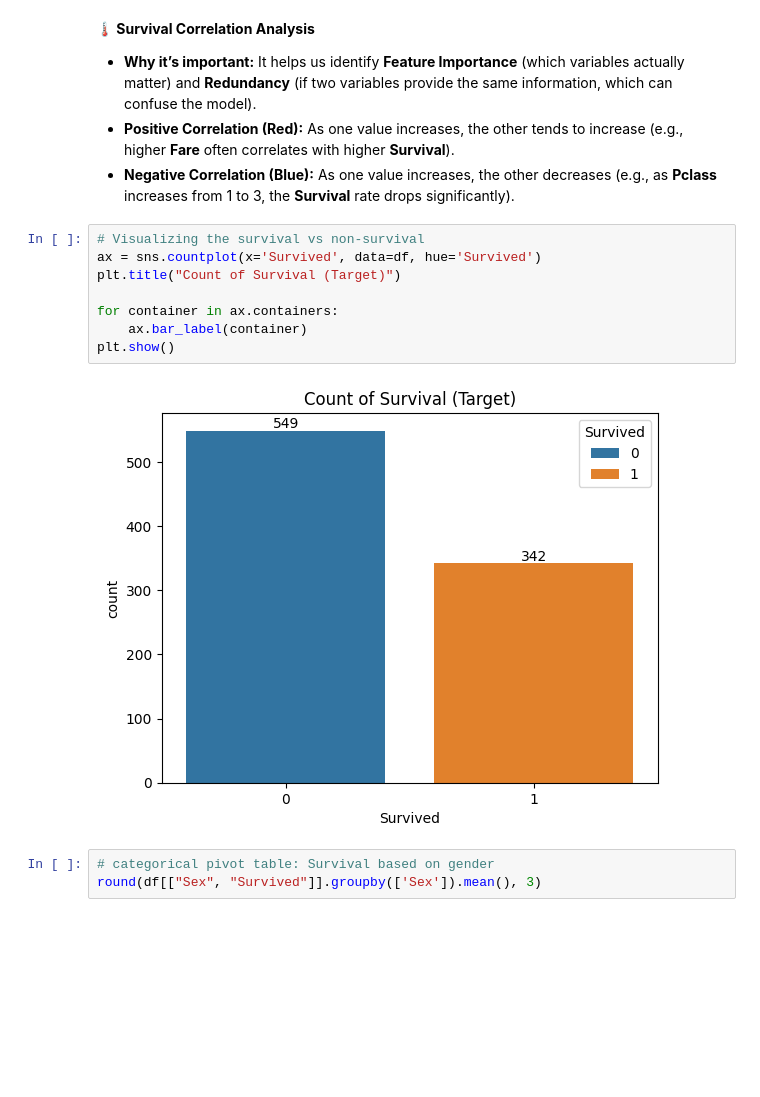
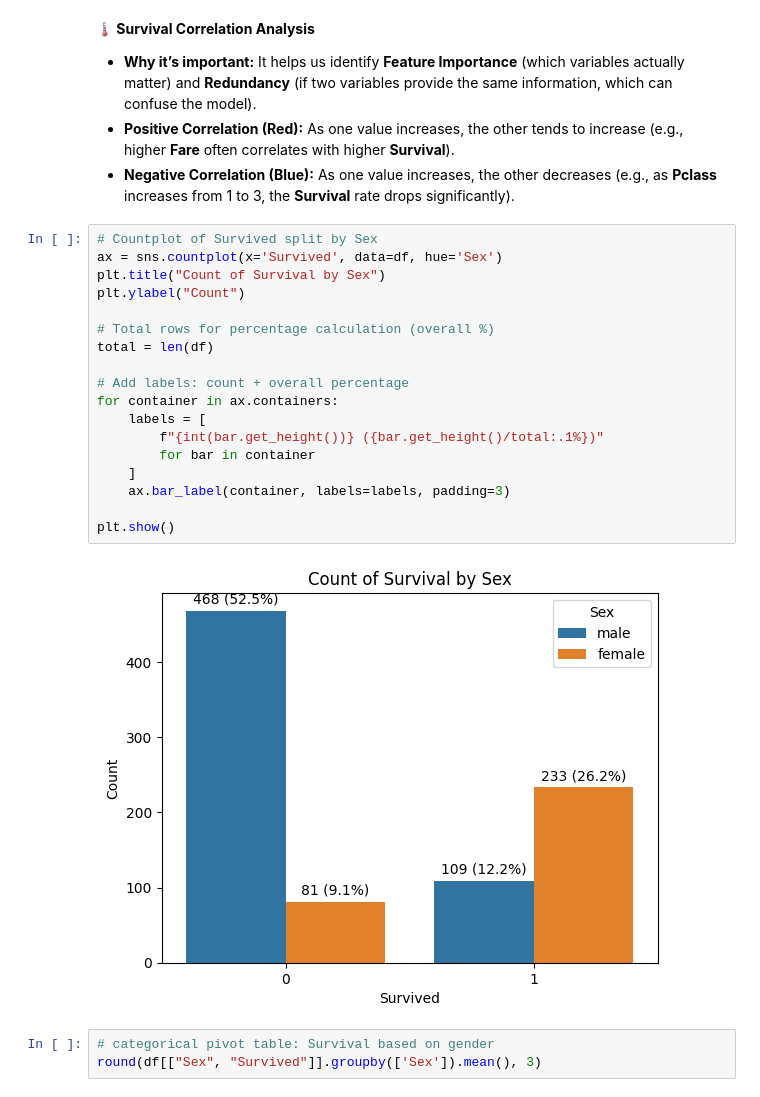
Before and after one commit to ishwor2048/titanic_hands_on_eda_ml_kaggle, a Jupyter notebook: Hands-on Beginner Friendly Titanic Dataset Notebook with In-Depth EDA and Classification ML.ipynb, the cells around one changed output. Drawn from its saved outputs; the diff is of its cells as text; blank space fills up the shorter version.

Commit message:
Kaggle Notebook | Beginner Friendly-Titanic EDA and Machine learning | Updated some visuals and comments and markdowns

```diff
--- a/Hands-on Beginner Friendly Titanic Dataset Notebook with In-Depth EDA and Classification ML.ipynb
+++ b/Hands-on Beginner Friendly Titanic Dataset Notebook with In-Depth EDA and Classification ML.ipynb
@@ -460,15 +477,25 @@ plt.show()
 <li><b>Negative Correlation (Blue):</b> As one value increases, the other decreases (e.g., as <b>Pclass</b> increases from 1 to 3, the <b>Survival</b> rate drops significantly).</li>
 </ul>
 # %%
-# Visualizing the survival vs non-survival
-ax = sns.countplot(x='Survived', data=df, hue='Survived')
-plt.title("Count of Survival (Target)")
+# Countplot of Survived split by Sex
+ax = sns.countplot(x='Survived', data=df, hue='Sex')
+plt.title("Count of Survival by Sex")
+plt.ylabel("Count")
 
+# Total rows for percentage calculation (overall %)
+total = len(df)
+
+# Add labels: count + overall percentage
 for container in ax.containers:
-    ax.bar_label(container)
+    labels = [
+        f"{int(bar.get_height())} ({bar.get_height()/total:.1%})"
+        for bar in container
+    ]
+    ax.bar_label(container, labels=labels, padding=3)
+
 plt.show()
 # %% [output]
-[figure, old version]
+[figure, new version]
 # %%
 # categorical pivot table: Survival based on gender
 round(df[["Sex", "Survived"]].groupby(['Sex']).mean(), 3)
```
Also changed, not shown: parts of 15 cells of this notebook.
